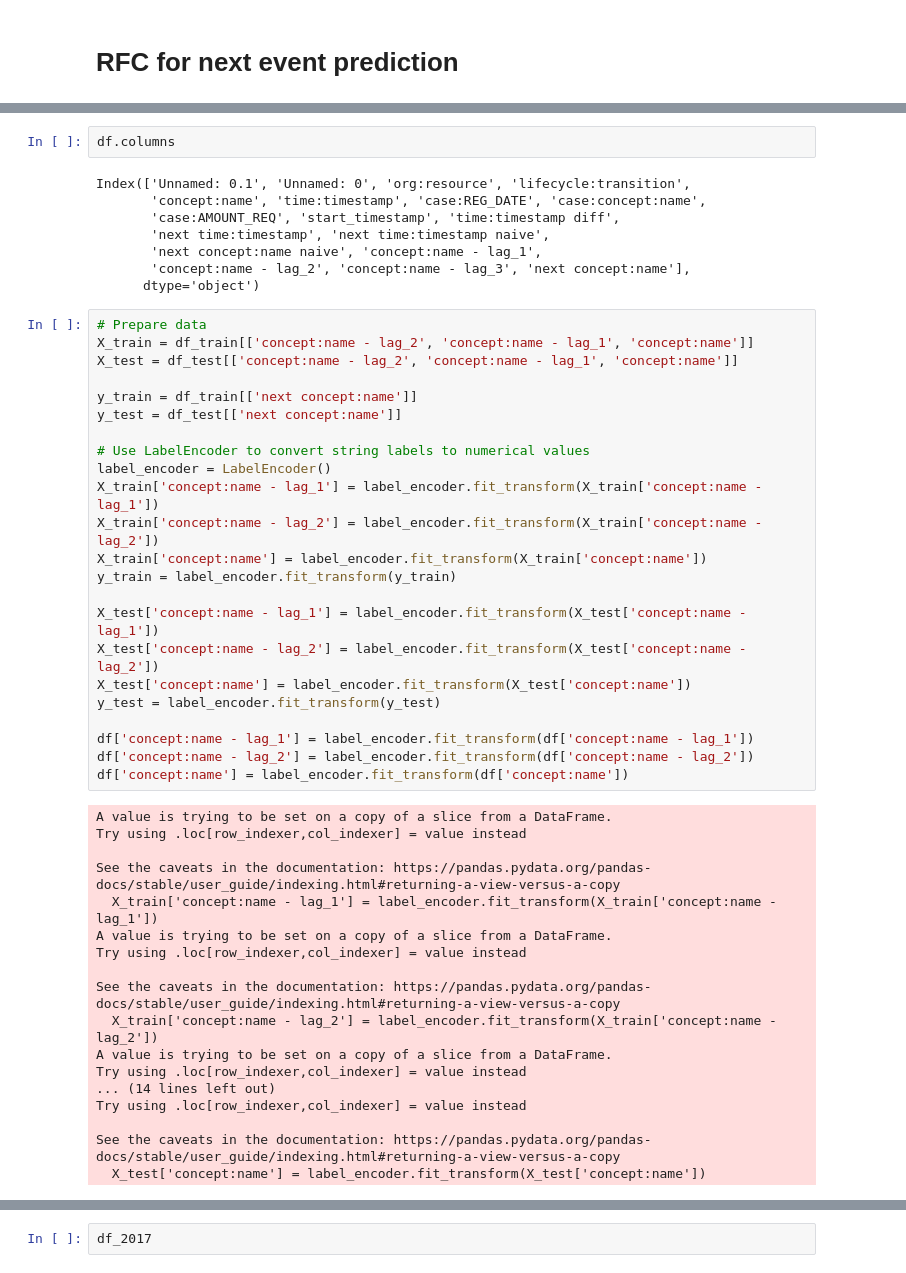
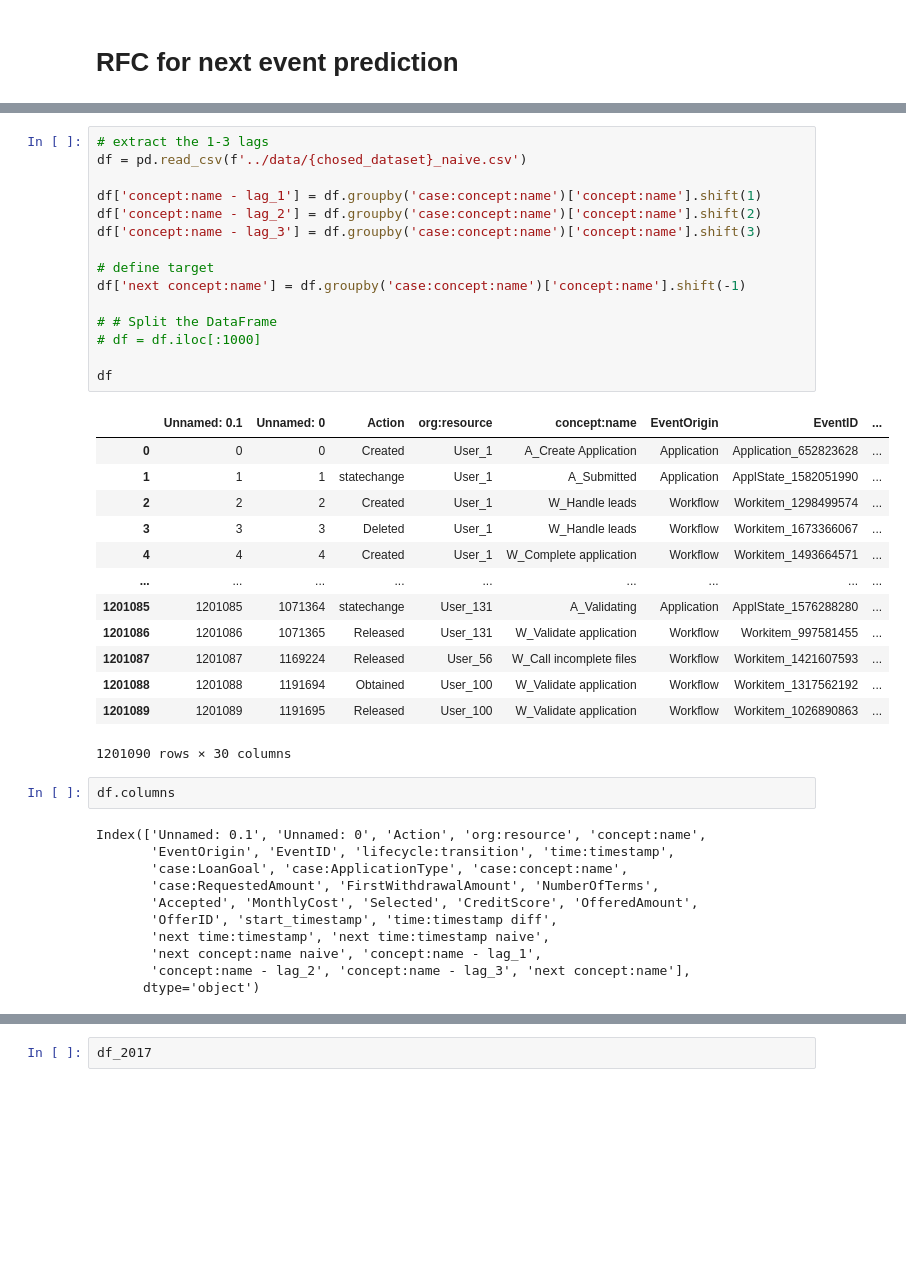
Before and after one commit to AlexRaudvee/Process_Mining_1, a Jupyter notebook: Sprint_2/modesl_train_xgboost_rfc.ipynb, the cells around one changed output, grey strips where cells are left out. Cells and saved outputs as stored; diff of their text form; blank space fills up the shorter version.

```diff
--- a/Sprint_2/modesl_train_xgboost_rfc.ipynb
+++ b/Sprint_2/modesl_train_xgboost_rfc.ipynb
@@ -82,51 +25,42 @@ df
+# %%
+# extract the 1-3 lags
+df = pd.read_csv(f'../data/{chosed_dataset}_naive.csv')
+
+df['concept:name - lag_1'] = df.groupby('case:concept:name')['concept:name'].shift(1)
+df['concept:name - lag_2'] = df.groupby('case:concept:name')['concept:name'].shift(2)
+df['concept:name - lag_3'] = df.groupby('case:concept:name')['concept:name'].shift(3)
+
+# define target
+df['next concept:name'] = df.groupby('case:concept:name')['concept:name'].shift(-1)
+
+# # Split the DataFrame
+# df = df.iloc[:1000]
+
+df
+# %% [output]
+|  | Unnamed: 0.1 | Unnamed: 0 | Action | org:resource | concept:name | EventOrigin | EventID | ... |
+| 0 | 0 | 0 | Created | User_1 | A_Create Application | Application | Application_652823628 | ... |
+| 1 | 1 | 1 | statechange | User_1 | A_Submitted | Application | ApplState_1582051990 | ... |
+| 2 | 2 | 2 | Created | User_1 | W_Handle leads | Workflow | Workitem_1298499574 | ... |
+| 3 | 3 | 3 | Deleted | User_1 | W_Handle leads | Workflow | Workitem_1673366067 | ... |
+| 4 | 4 | 4 | Created | User_1 | W_Complete application | Workflow | Workitem_1493664571 | ... |
+| ... | ... | ... | ... | ... | ... | ... | ... | ... |
+| 1201085 | 1201085 | 1071364 | statechange | User_131 | A_Validating | Application | ApplState_1576288280 | ... |
+| 1201086 | 1201086 | 1071365 | Released | User_131 | W_Validate application | Workflow | Workitem_997581455 | ... |
+| 1201087 | 1201087 | 1169224 | Released | User_56 | W_Call incomplete files | Workflow | Workitem_1421607593 | ... |
+| 1201088 | 1201088 | 1191694 | Obtained | User_100 | W_Validate application | Workflow | Workitem_1317562192 | ... |
+| 1201089 | 1201089 | 1191695 | Released | User_100 | W_Validate application | Workflow | Workitem_1026890863 | ... |
+1201090 rows × 30 columns
 # %%
 df.columns
 # %% [output]
-Index(['Unnamed: 0.1', 'Unnamed: 0', 'org:resource', 'lifecycle:transition',
-       'concept:name', 'time:timestamp', 'case:REG_DATE', 'case:concept:name',
-       'case:AMOUNT_REQ', 'start_timestamp', 'time:timestamp diff',
+Index(['Unnamed: 0.1', 'Unnamed: 0', 'Action', 'org:resource', 'concept:name',
+       'EventOrigin', 'EventID', 'lifecycle:transition', 'time:timestamp',
+       'case:LoanGoal', 'case:ApplicationType', 'case:concept:name',
+       'case:RequestedAmount', 'FirstWithdrawalAmount', 'NumberOfTerms',
+       'Accepted', 'MonthlyCost', 'Selected', 'CreditScore', 'OfferedAmount',
+       'OfferID', 'start_timestamp', 'time:timestamp diff',
        'next time:timestamp', 'next time:timestamp naive',
        'next concept:name naive', 'concept:name - lag_1',
        'concept:name - lag_2', 'concept:name - lag_3', 'next concept:name'],
       dtype='object')
-# %%
-# Prepare data
-X_train = df_train[['concept:name - lag_2', 'concept:name - lag_1', 'concept:name']]
-X_test = df_test[['concept:name - lag_2', 'concept:name - lag_1', 'concept:name']]
-
-y_train = df_train[['next concept:name']]
-y_test = df_test[['next concept:name']]
-
-# Use LabelEncoder to convert string labels to numerical values
-label_encoder = LabelEncoder()
-X_train['concept:name - lag_1'] = label_encoder.fit_transform(X_train['concept:name - lag_1'])
-X_train['concept:name - lag_2'] = label_encoder.fit_transform(X_train['concept:name - lag_2'])
-X_train['concept:name'] = label_encoder.fit_transform(X_train['concept:name'])
-y_train = label_encoder.fit_transform(y_train)
-
-X_test['concept:name - lag_1'] = label_encoder.fit_transform(X_test['concept:name - lag_1'])
-X_test['concept:name - lag_2'] = label_encoder.fit_transform(X_test['concept:name - lag_2'])
-X_test['concept:name'] = label_encoder.fit_transform(X_test['concept:name'])
-y_test = label_encoder.fit_transform(y_test)
-
-df['concept:name - lag_1'] = label_encoder.fit_transform(df['concept:name - lag_1'])
-df['concept:name - lag_2'] = label_encoder.fit_transform(df['concept:name - lag_2'])
-df['concept:name'] = label_encoder.fit_transform(df['concept:name'])
-# %% [output]
-A value is trying to be set on a copy of a slice from a DataFrame.
-Try using .loc[row_indexer,col_indexer] = value instead
-
-See the caveats in the documentation: https://pandas.pydata.org/pandas-docs/stable/user_guide/indexing.html#returning-a-view-versus-a-copy
-  X_train['concept:name - lag_1'] = label_encoder.fit_transform(X_train['concept:name - lag_1'])
-A value is trying to be set on a copy of a slice from a DataFrame.
-Try using .loc[row_indexer,col_indexer] = value instead
-
-See the caveats in the documentation: https://pandas.pydata.org/pandas-docs/stable/user_guide/indexing.html#returning-a-view-versus-a-copy
-  X_train['concept:name - lag_2'] = label_encoder.fit_transform(X_train['concept:name - lag_2'])
-A value is trying to be set on a copy of a slice from a DataFrame.
-Try using .loc[row_indexer,col_indexer] = value instead
-... (14 lines left out)
-Try using .loc[row_indexer,col_indexer] = value instead
-
-See the caveats in the documentation: https://pandas.pydata.org/pandas-docs/stable/user_guide/indexing.html#returning-a-view-versus-a-copy
-  X_test['concept:name'] = label_encoder.fit_transform(X_test['concept:name'])
```
Also changed, not shown: parts of 18 cells of this notebook, 2 other files.
